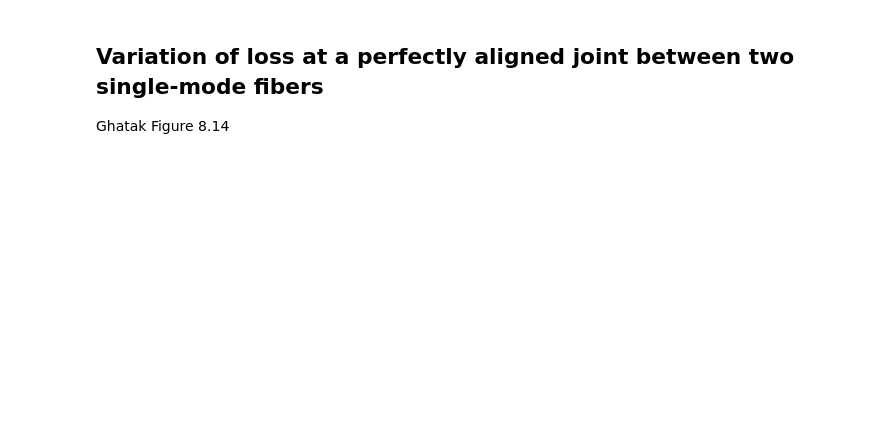
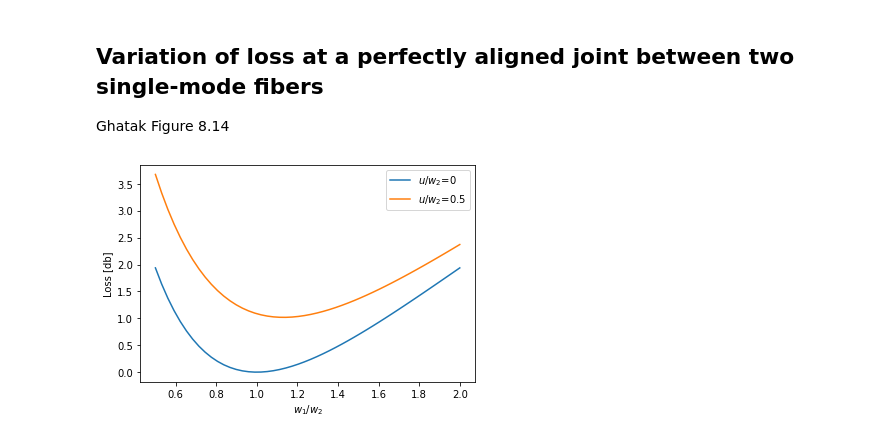
Before and after one commit to scottprahl/ofiber, a Jupyter notebook: docs/4-Circular-Step-Index-Fiber.ipynb, the cells around one changed output. Drawn from its saved outputs; the diff is of its cells as text; code cells hidden in the pictures; blank space fills up the shorter version.

```diff
--- a/docs/4-Circular-Step-Index-Fiber.ipynb
+++ b/docs/4-Circular-Step-Index-Fiber.ipynb
@@ -440,17 +443,19 @@ Ghatak Figure 8.14
 # %%
 w1 = np.linspace(0.5,2,50)
 w2 = np.ones_like(w1)
 
-loss_db = ofc.transverse_misalignment_loss_db(w1,w2,0)
+loss_db = ofiber.transverse_misalignment_loss_db(w1,w2,0)
 plt.plot(w1,loss_db,label=r'$u/w_2$=0')
 
-loss_db = ofc.transverse_misalignment_loss_db(w1,w2,0.5)
+loss_db = ofiber.transverse_misalignment_loss_db(w1,w2,0.5)
 plt.plot(w1,loss_db,label=r'$u/w_2$=0.5')
 
 plt.xlabel(r'$w_1/w_2$')
 plt.ylabel('Loss [db]')
 plt.legend()
 plt.show()
+# %% [output]
+[figure, added]
 # %%
 u = np.linspace(0,1,50)
 
```
Also changed, not shown: parts of 5 cells of this notebook, 4 other files.
